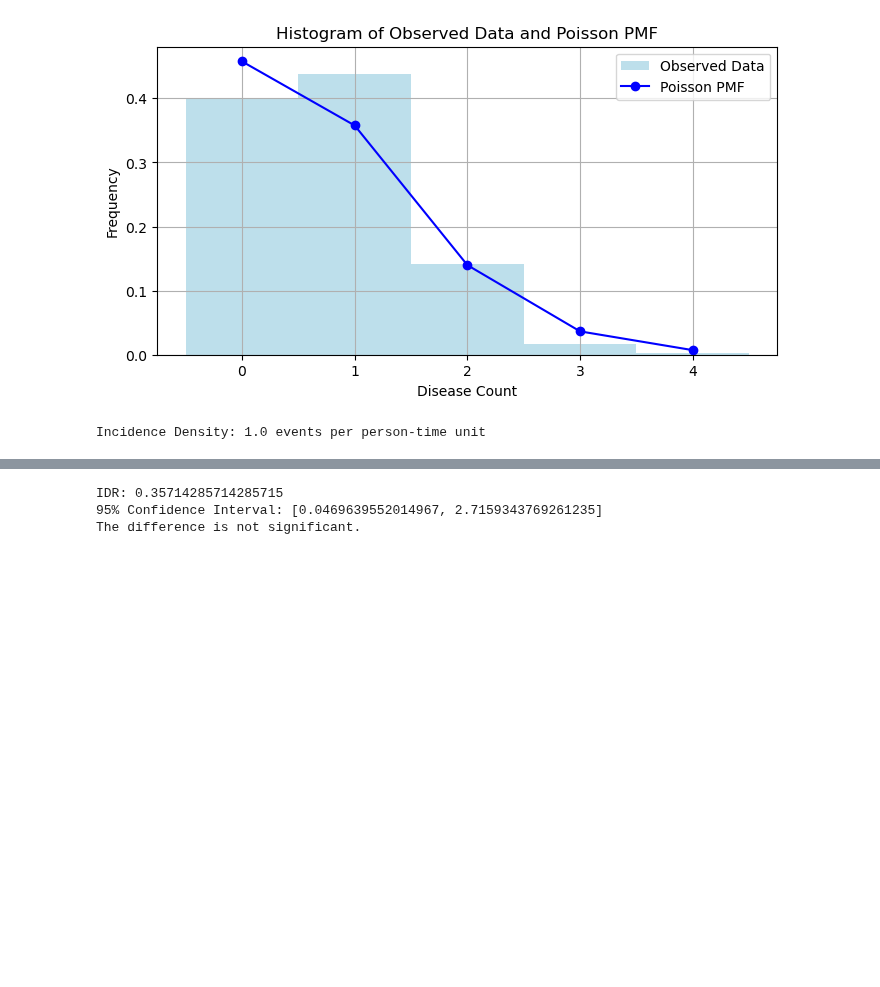
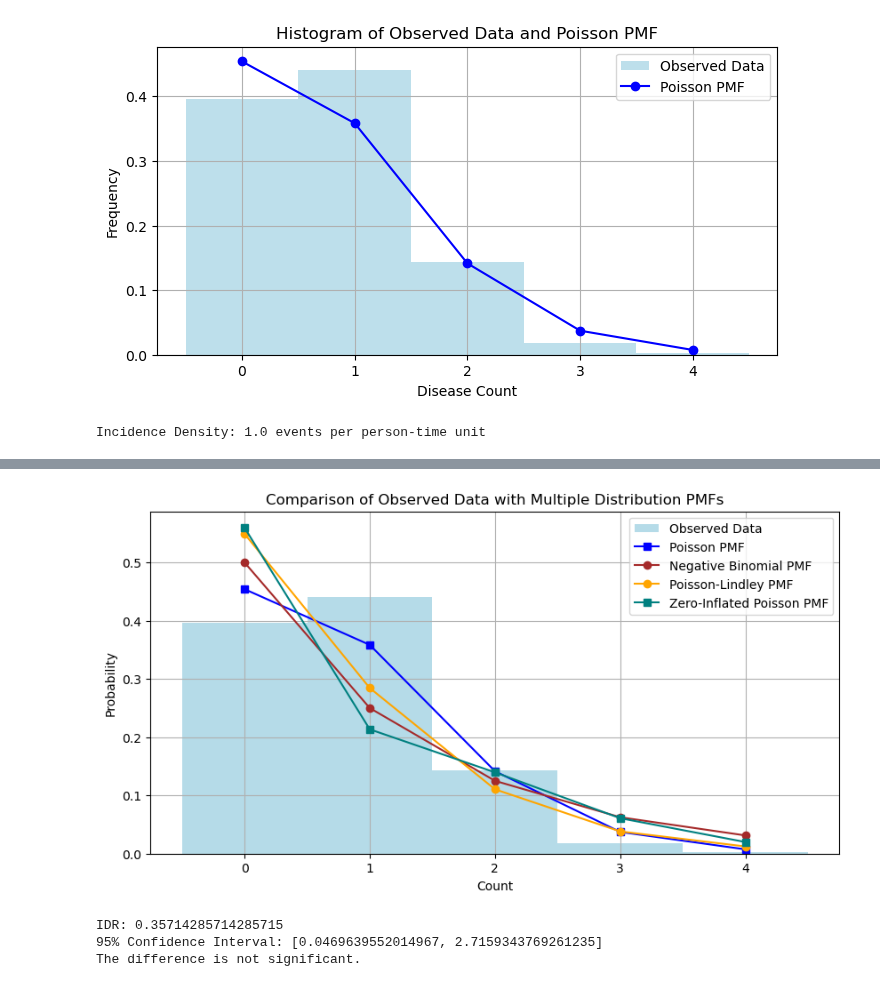
Before and after one commit to kayvinsoo7/HAALSI_work, a Jupyter notebook: mdscan-master/Poisson_scoring2.ipynb, the cells around one changed output, grey strips where cells are left out. Drawn from its saved outputs; the diff is of its cells as text; code cells hidden in the pictures; blank space fills up the shorter version.

Commit message:
poisson 2 and removed sys and dia BP

```diff
--- a/mdscan-master/Poisson_scoring2.ipynb
+++ b/mdscan-master/Poisson_scoring2.ipynb
@@ -36,5 +82,5 @@ Size after removing records with missing targets:  (1465, 25)
 # %%
-dff.loc[:,'ckd_c_qc'] = dff.loc[:,'ckd_c_qc'].replace([-999], 0)
+# dff.loc[:,'ckd_c_qcphase1'] = dff.loc[:,'ckd_c_qcphase1'].replace([-999], 0)
 dff1 = dff.replace([-999, -222, -111, 999], np.nan).copy()
 # %%
 from sklearn.linear_model import BayesianRidge
@@ -74,0 +154,4 @@ treated['cimt_mean_max'].plot(kind='kde', ax=ax, color='green')
+# %%
+dff = dff[features + target_cols].copy()
+dff.reset_index(inplace=True, drop=True)
+dff[continuous] = treated[continuous]
@@ -289,3 +371,75 @@ dispersion_statistic
+# %%
+import numpy as np
+import matplotlib.pyplot as plt
+from scipy.stats import poisson, nbinom, geom, binom
+from scipy.special import factorial
+from scipy.optimize import fsolve
+
+# Function to calculate mean of Poisson-Lindley given theta
+def pois_lindley_mean(theta):
+    return (2*theta + 3) / (theta * (1 + theta))
+
+# Function to solve for theta given the sample mean
+def solve_theta(sample_mean):
+    # Equation to solve: sample_mean = (2*theta + 3) / (theta * (1 + theta))
+    func = lambda theta: pois_lindley_mean(theta) - sample_mean
+    theta_initial_guess = 1.0
+    theta_solution, = fsolve(func, theta_initial_guess)
+    return theta_solution
+
+# Sample mean of poisData
+sample_mean = np.mean(poisData)
+
+# Solve for theta
+theta_estimated = solve_theta(sample_mean)
+
+# Generate Poisson-Lindley PMF based on estimated theta
+def pois_lindley_pmf(k, theta):
+    return theta**2 * (1 + k) / (1 + theta)**(k + 2)
+
+# Generate range for count values
+x = np.arange(0, max(poisData) + 1)
+
+# Calculate PMF values
+pmf_pois_lindley = [pois_lindley_pmf(k, theta_estimated) for k in x]
+lambda_poisson = np.mean(poisData)
+mean_negbin = np.mean(poisData)
+variance_negbin = np.var(poisData)
+r_negbin = mean_negbin**2 / (variance_negbin - mean_negbin) if variance_negbin > mean_negbin else 1
+p_negbin = mean_negbin / variance_negbin if variance_negbin > mean_negbin else 0.5
+x = np.arange(0, max(poisData) + 1)
+
+# ZIP Parameters (simplified for illustration)
+pi = sum(poisData == 0) / len(poisData)
+lambda_zip = np.mean(poisData[poisData > 0])
+
+# ZIP PMF function
+def zip_pmf(x, pi, lambda_zip):
+    if x == 0:
+        return pi + (1 - pi) * np.exp(-lambda_zip)
+    else:
+        return (1 - pi) * poisson.pmf(x, lambda_zip)
+
+# Generating ZIP PMF values
+pmf_zip = np.array([zip_pmf(xi, pi, lambda_zip) for xi in x])
+
+# Plotting
+plt.figure(figsize=(10,5))
+plt.hist(poisData, bins=np.arange(-0.5, max(poisData) + 1.5, 1), density=True, alpha=0.9, color='lightblue', label='Observed Data')
+plt.plot(x, pmf_poisson, 's-', color='blue', label='Poisson PMF')
+plt.plot(x, pmf_negbin, 'o-', color='brown', label='Negative Binomial PMF')
+plt.plot(x, pmf_pois_lindley, 'o-', color='orange', label='Poisson-Lindley PMF')
+# plt.title('Comparison of Observed Data with Poisson-Lindley PMF')
+plt.plot(x, pmf_zip, 's-', color='teal', label='Zero-Inflated Poisson PMF')
+plt.title('Comparison of Observed Data with Multiple Distribution PMFs')
+plt.xlabel('Count')
+plt.ylabel('Probability')
+plt.xticks(x)
+plt.legend()
+plt.grid(True)
+plt.show()
+# %% [output]
+[figure, added]
 # %%
 import scipy.stats as stats
 
```
Also changed, not shown: parts of 19 cells of this notebook, 2 other files.
